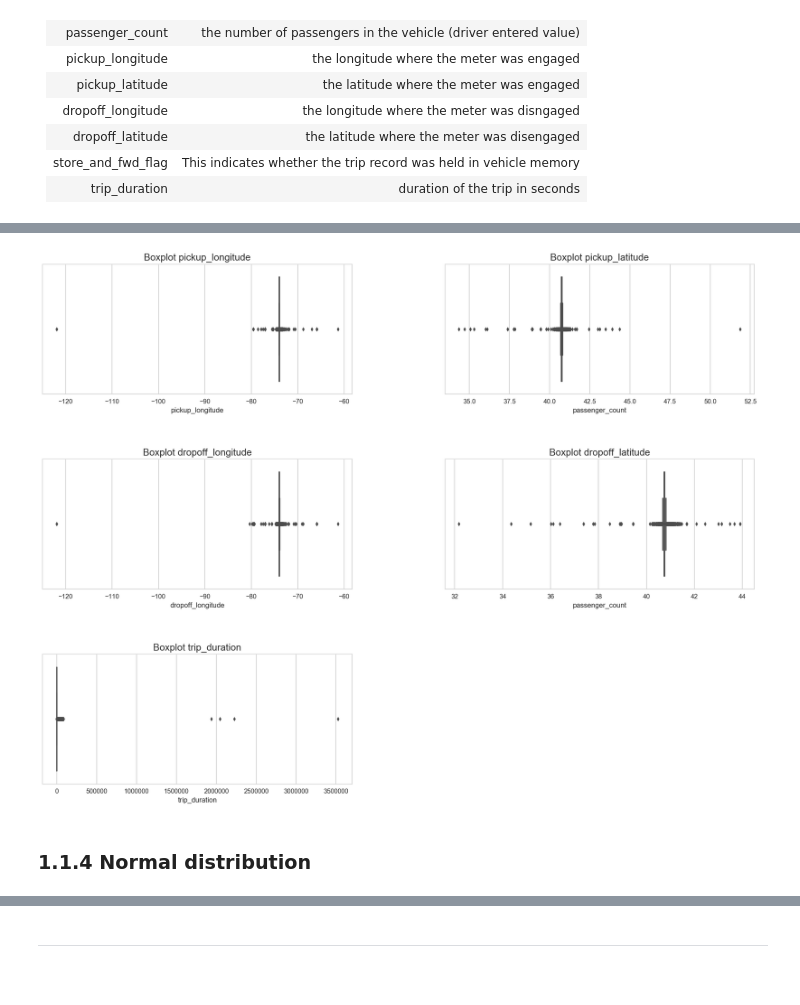
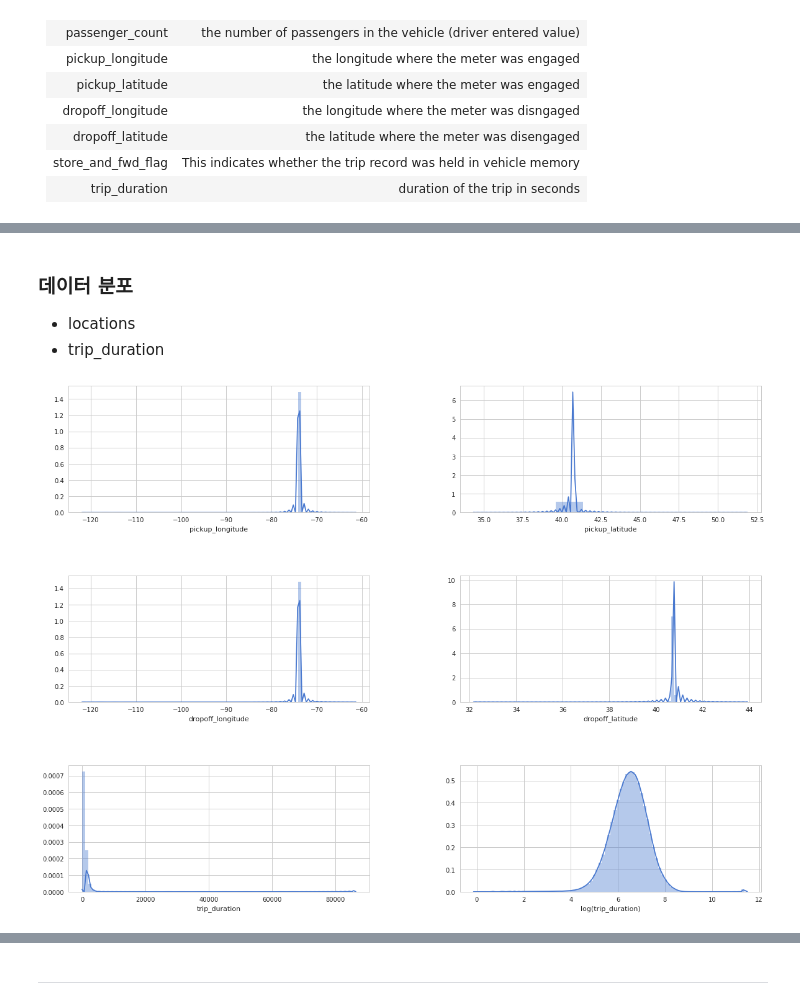
Before and after one commit to Moons08/dss-project-taxi, a Jupyter notebook: project_report.ipynb, the cells around one changed output, grey strips where cells are left out. Drawn from its saved outputs; the diff is of its cells as text; code cells hidden in the pictures; blank space fills up the shorter version.

```diff
--- a/project_report.ipynb
+++ b/project_report.ipynb
@@ -153,0 +165,3 @@ plt.show()
+# %%
+# Trip_duration에서 나타난 4개의 이상치 제거
+taxi = taxi[taxi['trip_duration'] < 1500000].reset_index(drop=True)
@@ -154,40 +177,41 @@ plt.show()
+# %% [markdown]
+### 데이터 분포
+- locations
+- trip_duration
 # %%
-# boxplot
+# normal distribution
 plt.figure(figsize=(20, 15))
 plt.subplots_adjust(hspace = 0.5, wspace = 0.3)
 
 # pickup_longitude
 plt.subplot(321)
-sns.boxplot(x = 'pickup_longitude', data = taxi)
-plt.title('Boxplot pickup_longitude', fontsize = 15)
-plt.xlabel('pickup_longitude')
+sns.distplot(taxi["pickup_longitude"].values,
+             axlabel = "pickup_longitude", label = "pickup_longitude", bins = 90, color = "b")
 
 # pickup_latitude
 plt.subplot(322)
-sns.boxplot(x = 'pickup_latitude', data = taxi)
-plt.title('Boxplot pickup_latitude', fontsize = 15)
-plt.xlabel('pickup_latitude')
+sns.distplot(taxi["pickup_latitude"].values,
+             axlabel = "pickup_latitude", label = "pickup_latitude", bins = 10, color = "b")
 
 # dropoff_longitude
 plt.subplot(323)
-sns.boxplot(x = 'dropoff_longitude', data = taxi)
-plt.title('Boxplot dropoff_longitude', fontsize = 15)
-plt.xlabel('dropoff_longitude')
+sns.distplot(taxi["dropoff_longitude"].values,
+             axlabel = "dropoff_longitude", label = "dropoff_longitude", bins = 90, color = "b")
 
 # dropoff_latitude
 plt.subplot(324)
-sns.boxplot(x = 'dropoff_latitude', data = taxi)
-plt.title('Boxplot dropoff_latitude', fontsize = 15)
-plt.xlabel('dropoff_latitude')
+sns.distplot(taxi["dropoff_latitude"].values,
+             axlabel = "dropoff_latitude", label = "dropoff_latitude", bins = 90, color = "b")
 
-# Trip_druation
+# trip_duration
 plt.subplot(325)
-sns.boxplot(x = 'trip_duration', data = taxi)
-plt.title('Boxplot trip_duration', fontsize = 15)
-plt.xlabel('trip_duration')
+sns.distplot(taxi["trip_duration"].values,
+             axlabel = "trip_duration", label = "trip_duration", bins = 90, color = "b")
+
+plt.subplot(326)
+sns.distplot(np.log(taxi["trip_duration"]).values,
+             axlabel = "log(trip_duration)", label = "trip_duration", bins = 90, color = "b")
 
 plt.show()
 # %% [output]
-[figure, old version]
+[figure, new version]
-# %% [markdown]
-### 1.1.4 Normal distribution
```
Also changed, not shown: parts of 74 cells of this notebook.
